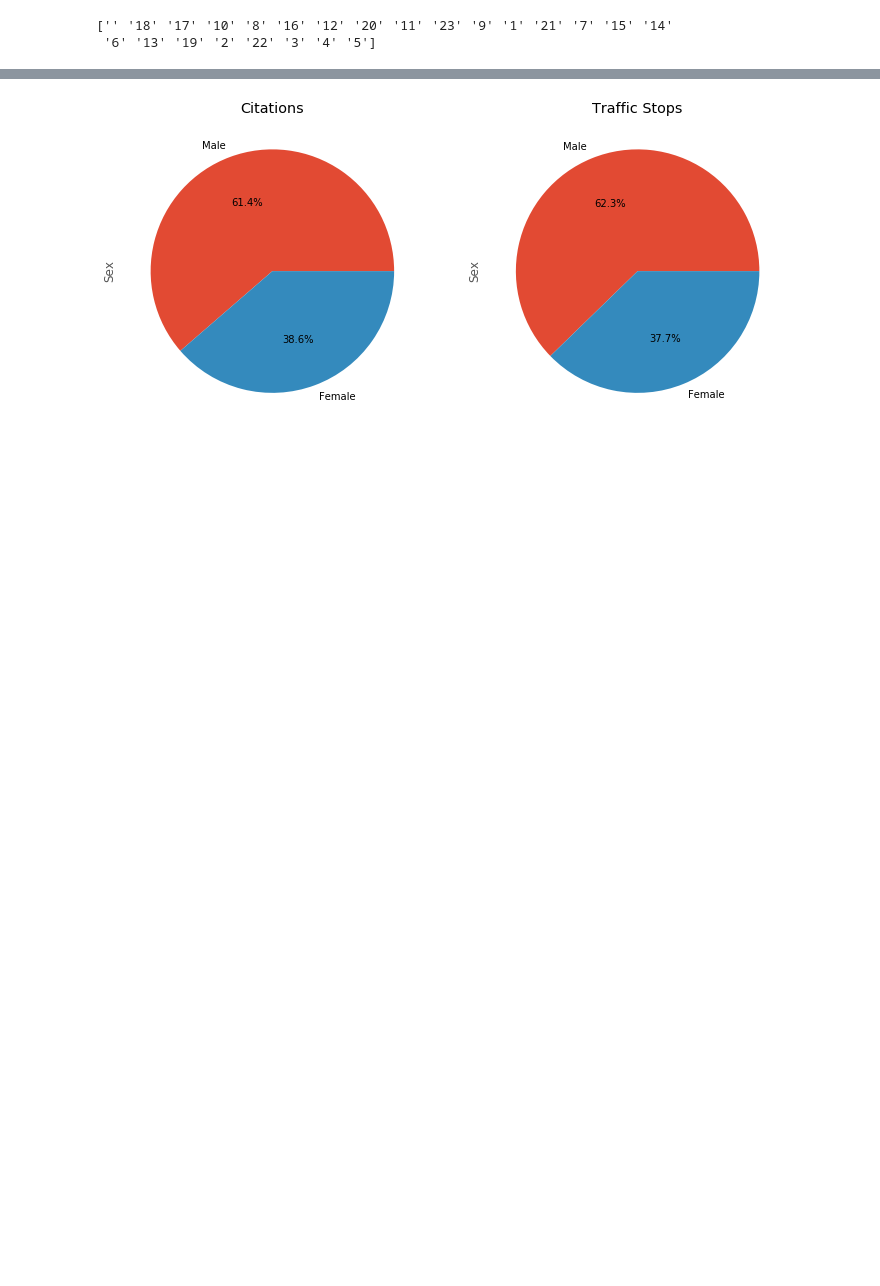
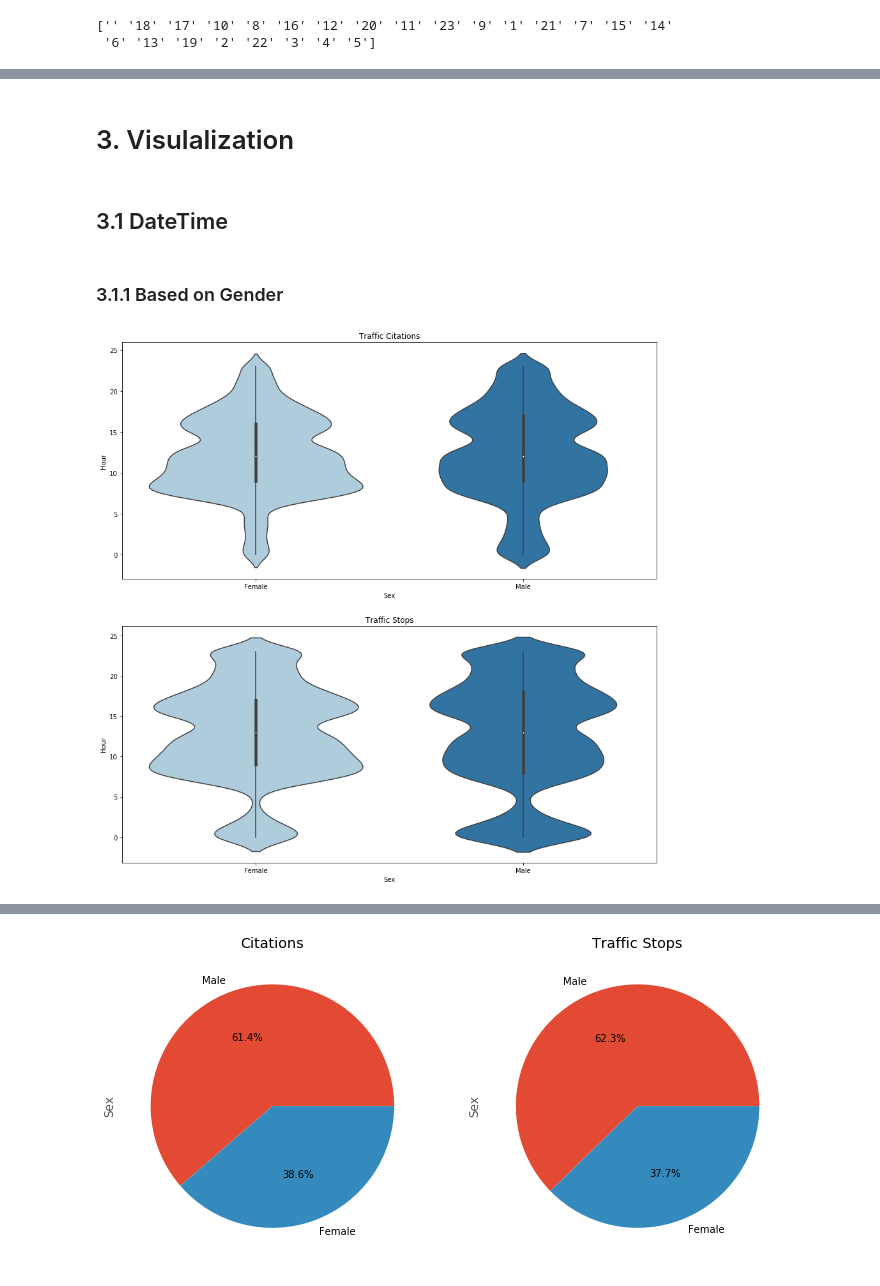
Before and after one commit to haleh-aleahmad/library_data_contest, a Jupyter notebook: Library Data Contest - Python.ipynb, the cells around one changed output, grey strips where cells are left out. Cells and saved outputs as stored; diff of their text form; code cells hidden in the pictures; blank space fills up the shorter version.

Commit message:
Add sns visualization for race, gender, age

```diff
--- a/Library Data Contest - Python.ipynb
+++ b/Library Data Contest - Python.ipynb
@@ -136,0 +191,5 @@ citations_df['Hour'] = citations_df['Hour'].astype(int)
+# %%
+citations_df = citations_df[(0 <= citations_df['Minute']) & (citations_df['Minute']<= 59) &
+                            (0 <= citations_df['Hour'])   & (citations_df['Hour']  <= 24)]
+citations_df['DateTime_Object'] = citations_df.apply(replace_time, axis = 1)
+citations_df.head(5)
@@ -139,7 +214,13 @@ citations_df['Hour'] = citations_df['Hour'].astype(int)
 # %%
+# Date
+stops_df['Date_Object'] = pd.to_datetime(stops_df['Stop Date'], format = '%m/%d/%Y %H:%M:%S %p')
+
+#Time
 stops_df['Stop Time'] = stops_df['Stop Time'].astype(int).astype(str)
+
 # MINUTE
 stops_df['Minute']= stops_df['Stop Time'].apply(lambda x: int(x[-2:]))
+
 # HOUR
 stops_df['Hour']  = stops_df['Stop Time'].apply(lambda x: x[:-2])
 print(stops_df['Hour'].unique())
@@ -149,3 +230,8 @@ stops_df['Hour'] = stops_df['Hour'].astype(int)
 # %% [output]
 ['' '18' '17' '10' '8' '16' '12' '20' '11' '23' '9' '1' '21' '7' '15' '14'
  '6' '13' '19' '2' '22' '3' '4' '5']
+# %%
+stops_df = stops_df[(0 <= stops_df['Minute']) & (stops_df['Minute'] <= 59) &
+                    (0 <= stops_df['Hour'])   & (stops_df['Hour']   <= 24)]
+stops_df['DateTime_Object'] = stops_df.apply(replace_time, axis = 1)
+stops_df.head(5)
@@ -151,0 +304,19 @@ stops_df['Hour'] = stops_df['Hour'].astype(int)
+# %% [markdown]
+# 3. Visulalization
+# %% [markdown]
+## 3.1 DateTime
+# %% [markdown]
+### 3.1.1 Based on Gender
+# %%
+sns.set_palette(sns.hls_palette(l=.5, s=.9))
+# %%
+fig, axes = plt.subplots(figsize = (15, 15), nrows = 2, ncols = 1)
+sns.violinplot(x= 'Sex', y= 'Hour', data = citations_df, ax = axes[0], palette = 'Paired')
+sns.violinplot(x= 'Sex', y= 'Hour', data = stops_df    , ax = axes[1], palette = 'Paired')
+
+axes[0].set_title('Traffic Citations')
+axes[1].set_title('Traffic Stops')
+
+plt.show()
+# %% [output]
+[figure, added]
```
Also changed, not shown: parts of 44 cells of this notebook, 1 other file.
